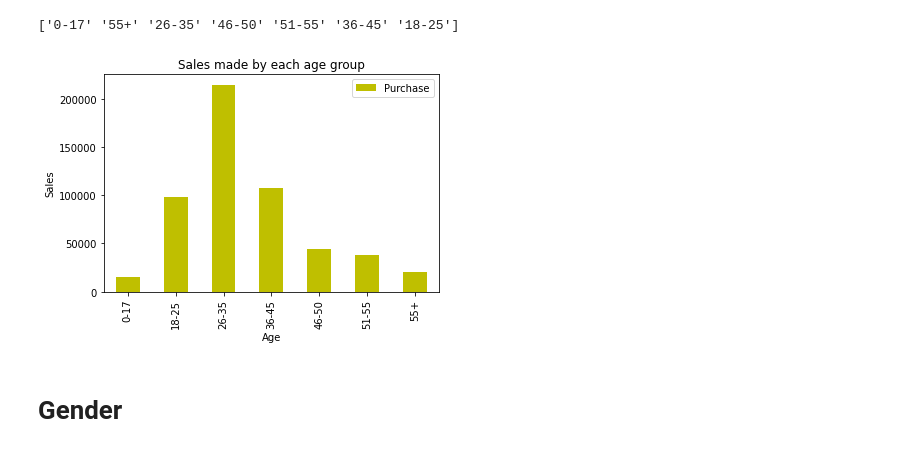
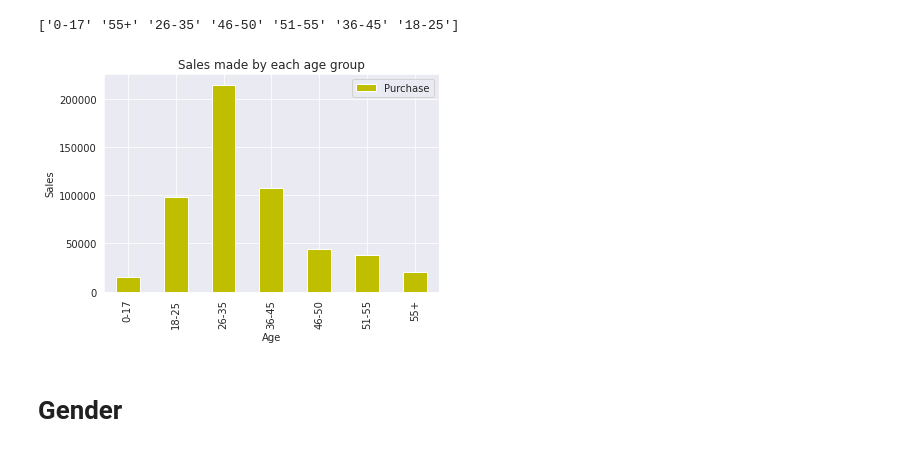
Before and after one commit to ManavKaul/Black-Friday-Sale, a Jupyter notebook: Black_Friday_Sale_Analysis.ipynb, the cells around one changed output. Cells and saved outputs as stored; diff of their text form; code cells hidden in the pictures.

```diff
--- a/Black_Friday_Sale_Analysis.ipynb
+++ b/Black_Friday_Sale_Analysis.ipynb
@@ -45,10 +69,11 @@ AgesGroup =df[['Age', 'Purchase']].groupby(['Age'],sort = True).count()
 # %%
 AgesGroup.plot(kind='bar', color=['y'])
 plt.ylabel('Sales')
 plt.title("Sales made by each age group")
 plt.show()
+sns.set_style('darkgrid')
 # %% [output]
-[figure, old version]
+[figure, new version]
 # %% [markdown]
 # **Gender**
 # %%
```
Also changed, not shown: parts of 6 cells of this notebook.
